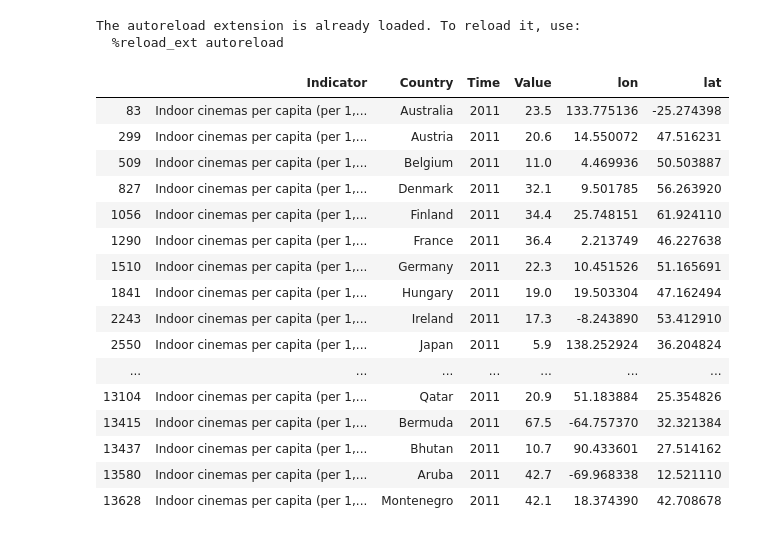
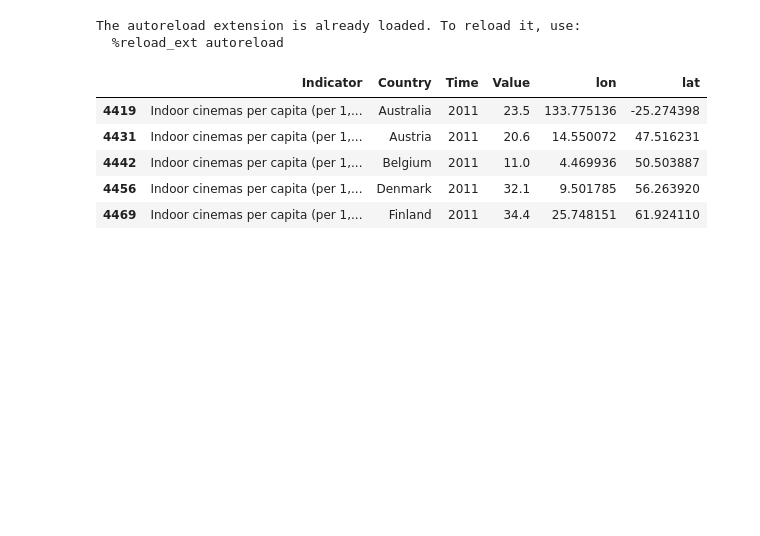
Before and after one commit to azmiozgen/mapy, a Jupyter notebook: basemap_test.ipynb, the cells around one changed output. Drawn from its saved outputs; the diff is of its cells as text; code cells hidden in the pictures; blank space fills up the shorter version.

```diff
--- a/basemap_test.ipynb
+++ b/basemap_test.ipynb
@@ -20,10 +20,10 @@ from mpl_toolkits.basemap import Basemap
 The autoreload extension is already loaded. To reload it, use:
   %reload_ext autoreload
 # %%
-COUNTRY_COORDS_FILE = "./asset/world_country_lon_lat.csv"
-# COUNTRY_COORDS_FILE = "./asset/eu_country_lon_lat_extended.csv"
-COUNTRY_MOVIE_FILE = "./asset/unesco_movie_producing.csv"
-SHAPE_FILE = "./asset/natural_earth/ne_10m_admin_0_countries"  ## w/o extension
+COUNTRY_COORDS_FILE = "./data/world_country_lon_lat.csv"
+# COUNTRY_COORDS_FILE = "./data/eu_country_lon_lat_extended.csv"
+COUNTRY_MOVIE_FILE = "./data/unesco_movie_producing.csv"
+SHAPE_FILE = "./data/natural_earth/ne_10m_admin_0_countries"  ## w/o extension
 
 REGION = 'world'
 INDICATOR = 'Total number of national feature films produced'
@@ -35,7 +35,7 @@ LOWER_LATITUDE_OFFSET = 1
 N_COLORS = 10
 MOVIE_COUNT_TEXT_FONTSIZE = 10
 RESOLUTION = 'c'  ## c, l, i, h, f
-FIGURE_SIZE = (30, 20)
+FIGURE_SIZE = (10, 5)
 # %%
 ## Set region and its coordinates
 if REGION == 'europe':
@@ -67,26 +67,15 @@ df = merged.dropna()
 df = df[df['Indicator'] == INDICATOR]
 df = df[df['Time'] == YEAR]
 # %%
-df
+df.head()
 # df[df['Country'] == "People's Republic of China"]
 # %% [output]
 |  | Indicator | Country | Time | Value | lon | lat |
-| 83 | Indoor cinemas per capita (per 1,... | Australia | 2011 | 23.5 | 133.775136 | -25.274398 |
-| 299 | Indoor cinemas per capita (per 1,... | Austria | 2011 | 20.6 | 14.550072 | 47.516231 |
-| 509 | Indoor cinemas per capita (per 1,... | Belgium | 2011 | 11.0 | 4.469936 | 50.503887 |
-| 827 | Indoor cinemas per capita (per 1,... | Denmark | 2011 | 32.1 | 9.501785 | 56.263920 |
-| 1056 | Indoor cinemas per capita (per 1,... | Finland | 2011 | 34.4 | 25.748151 | 61.924110 |
-| 1290 | Indoor cinemas per capita (per 1,... | France | 2011 | 36.4 | 2.213749 | 46.227638 |
-| 1510 | Indoor cinemas per capita (per 1,... | Germany | 2011 | 22.3 | 10.451526 | 51.165691 |
-| 1841 | Indoor cinemas per capita (per 1,... | Hungary | 2011 | 19.0 | 19.503304 | 47.162494 |
-| 2243 | Indoor cinemas per capita (per 1,... | Ireland | 2011 | 17.3 | -8.243890 | 53.412910 |
-| 2550 | Indoor cinemas per capita (per 1,... | Japan | 2011 | 5.9 | 138.252924 | 36.204824 |
-| ... | ... | ... | ... | ... | ... | ... |
-| 13104 | Indoor cinemas per capita (per 1,... | Qatar | 2011 | 20.9 | 51.183884 | 25.354826 |
-| 13415 | Indoor cinemas per capita (per 1,... | Bermuda | 2011 | 67.5 | -64.757370 | 32.321384 |
-| 13437 | Indoor cinemas per capita (per 1,... | Bhutan | 2011 | 10.7 | 90.433601 | 27.514162 |
-| 13580 | Indoor cinemas per capita (per 1,... | Aruba | 2011 | 42.7 | -69.968338 | 12.521110 |
-| 13628 | Indoor cinemas per capita (per 1,... | Montenegro | 2011 | 42.1 | 18.374390 | 42.708678 |
+| 4419 | Indoor cinemas per capita (per 1,... | Australia | 2011 | 23.5 | 133.775136 | -25.274398 |
+| 4431 | Indoor cinemas per capita (per 1,... | Austria | 2011 | 20.6 | 14.550072 | 47.516231 |
+| 4442 | Indoor cinemas per capita (per 1,... | Belgium | 2011 | 11.0 | 4.469936 | 50.503887 |
+| 4456 | Indoor cinemas per capita (per 1,... | Denmark | 2011 | 32.1 | 9.501785 | 56.263920 |
+| 4469 | Indoor cinemas per capita (per 1,... | Finland | 2011 | 34.4 | 25.748151 | 61.924110 |
 # %%
 ## Set digitized color intervals
 movie_counts = df['Value']
```
Also changed, not shown: parts of 1 cell of this notebook, 24 other files.
